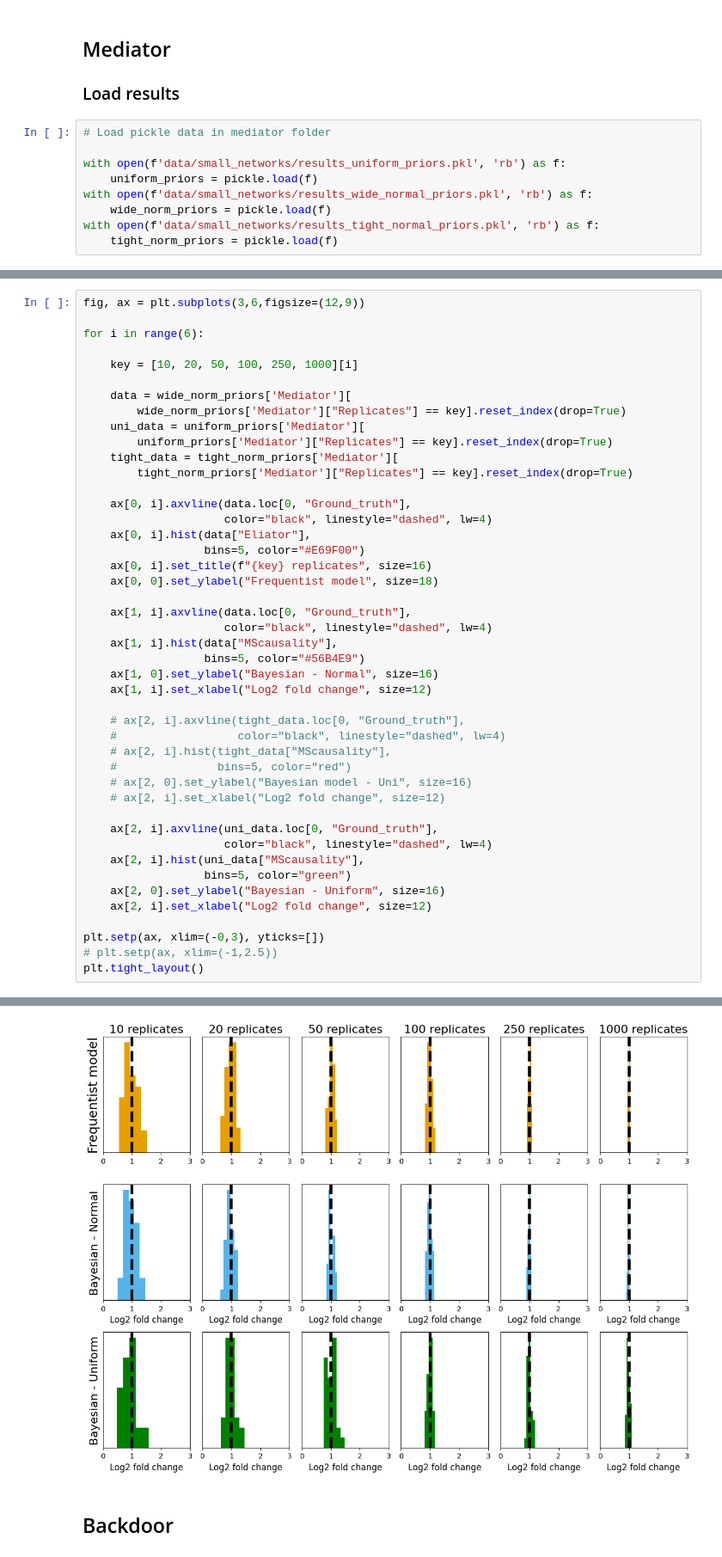
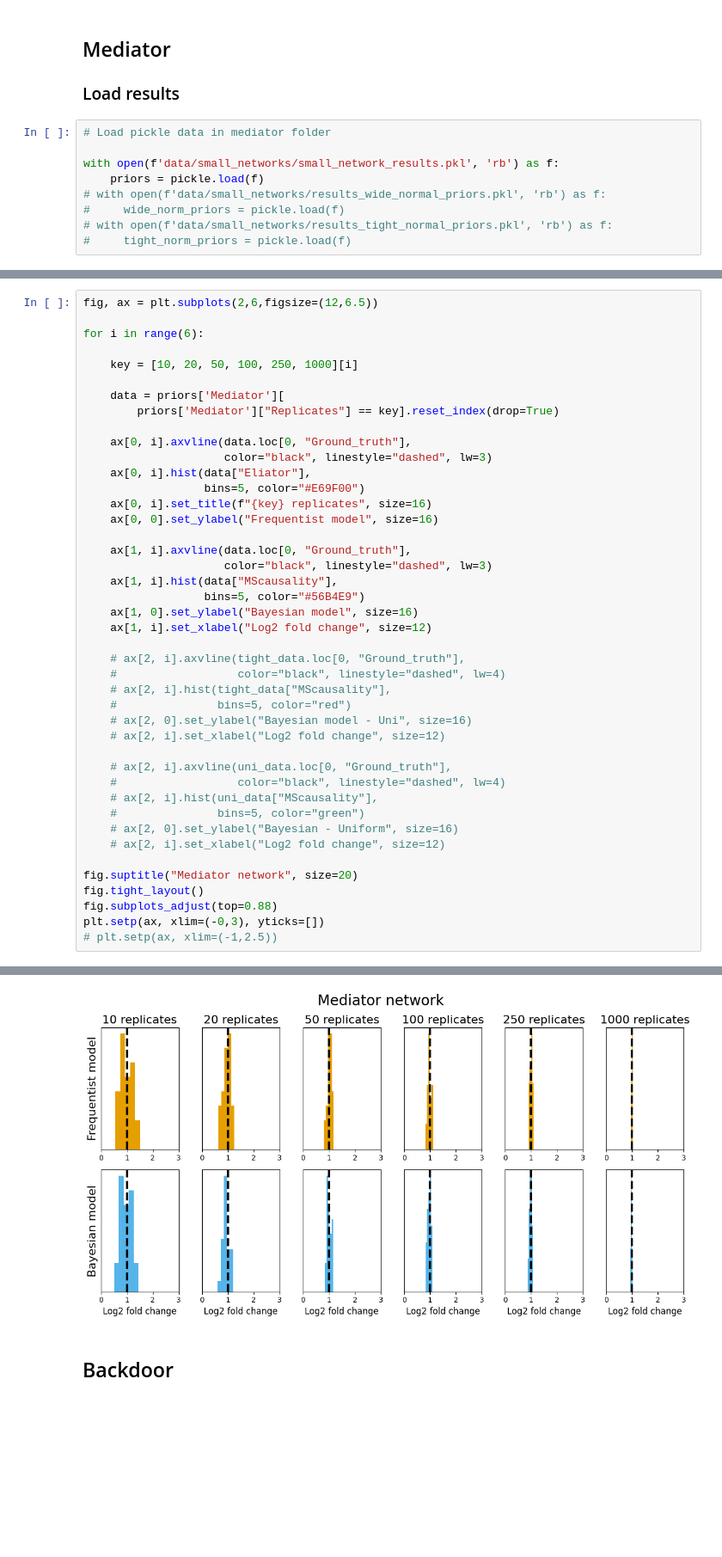
Before and after one commit to devonjkohler/Causomic, a Jupyter notebook: vignettes/methods_paper/Supplementary_analysis.ipynb, the cells around one changed output, grey strips where cells are left out. Shown at 86% size. Drawn from its saved outputs; the diff is of its cells as text; blank space fills up the shorter version.

```diff
--- a/vignettes/methods_paper/Supplementary_analysis.ipynb
+++ b/vignettes/methods_paper/Supplementary_analysis.ipynb
@@ -15,10 +15,10 @@ import matplotlib.pyplot as plt
 # %%
 # Load pickle data in mediator folder
 
-with open(f'data/small_networks/results_uniform_priors.pkl', 'rb') as f:
-    uniform_priors = pickle.load(f)
-with open(f'data/small_networks/results_wide_normal_priors.pkl', 'rb') as f:
-    wide_norm_priors = pickle.load(f)
-with open(f'data/small_networks/results_tight_normal_priors.pkl', 'rb') as f:
-    tight_norm_priors = pickle.load(f)
+with open(f'data/small_networks/small_network_results.pkl', 'rb') as f:
+    priors = pickle.load(f)
+# with open(f'data/small_networks/results_wide_normal_priors.pkl', 'rb') as f:
+#     wide_norm_priors = pickle.load(f)
+# with open(f'data/small_networks/results_tight_normal_priors.pkl', 'rb') as f:
+#     tight_norm_priors = pickle.load(f)
 # %%
@@ -56,29 +40,25 @@ uniform_priors["Mediator"]
 # %%
-fig, ax = plt.subplots(3,6,figsize=(12,9))
+fig, ax = plt.subplots(2,6,figsize=(12,6.5))
 
 for i in range(6):
 
     key = [10, 20, 50, 100, 250, 1000][i]
 
-    data = wide_norm_priors['Mediator'][
-        wide_norm_priors['Mediator']["Replicates"] == key].reset_index(drop=True)
-    uni_data = uniform_priors['Mediator'][
-        uniform_priors['Mediator']["Replicates"] == key].reset_index(drop=True)
-    tight_data = tight_norm_priors['Mediator'][
-        tight_norm_priors['Mediator']["Replicates"] == key].reset_index(drop=True)
+    data = priors['Mediator'][
+        priors['Mediator']["Replicates"] == key].reset_index(drop=True)
 
     ax[0, i].axvline(data.loc[0, "Ground_truth"],
-                     color="black", linestyle="dashed", lw=4)
+                     color="black", linestyle="dashed", lw=3)
     ax[0, i].hist(data["Eliator"],
                   bins=5, color="#E69F00")
     ax[0, i].set_title(f"{key} replicates", size=16)
-    ax[0, 0].set_ylabel("Frequentist model", size=18)
+    ax[0, 0].set_ylabel("Frequentist model", size=16)
 
     ax[1, i].axvline(data.loc[0, "Ground_truth"],
-                     color="black", linestyle="dashed", lw=4)
+                     color="black", linestyle="dashed", lw=3)
     ax[1, i].hist(data["MScausality"],
                   bins=5, color="#56B4E9")
-    ax[1, 0].set_ylabel("Bayesian - Normal", size=16)
+    ax[1, 0].set_ylabel("Bayesian model", size=16)
     ax[1, i].set_xlabel("Log2 fold change", size=12)
 
     # ax[2, i].axvline(tight_data.loc[0, "Ground_truth"],
@@ -88,14 +68,16 @@ for i in range(6):
     # ax[2, 0].set_ylabel("Bayesian model - Uni", size=16)
     # ax[2, i].set_xlabel("Log2 fold change", size=12)
 
-    ax[2, i].axvline(uni_data.loc[0, "Ground_truth"],
-                     color="black", linestyle="dashed", lw=4)
-    ax[2, i].hist(uni_data["MScausality"],
-                  bins=5, color="green")
-    ax[2, 0].set_ylabel("Bayesian - Uniform", size=16)
-    ax[2, i].set_xlabel("Log2 fold change", size=12)
+    # ax[2, i].axvline(uni_data.loc[0, "Ground_truth"],
+    #                  color="black", linestyle="dashed", lw=4)
+    # ax[2, i].hist(uni_data["MScausality"],
+    #               bins=5, color="green")
+    # ax[2, 0].set_ylabel("Bayesian - Uniform", size=16)
+    # ax[2, i].set_xlabel("Log2 fold change", size=12)
 
+fig.suptitle("Mediator network", size=20)
+fig.tight_layout()
+fig.subplots_adjust(top=0.88)
 plt.setp(ax, xlim=(-0,3), yticks=[])
 # plt.setp(ax, xlim=(-1,2.5))
-plt.tight_layout()
 # %% [output]
@@ -102,4 +101,4 @@ plt.tight_layout()
-[figure, old version]
+[figure, new version]
 # %% [markdown]
 ## Backdoor
 # %%
```
Also changed, not shown: parts of 14 cells of this notebook, 17 other files.
